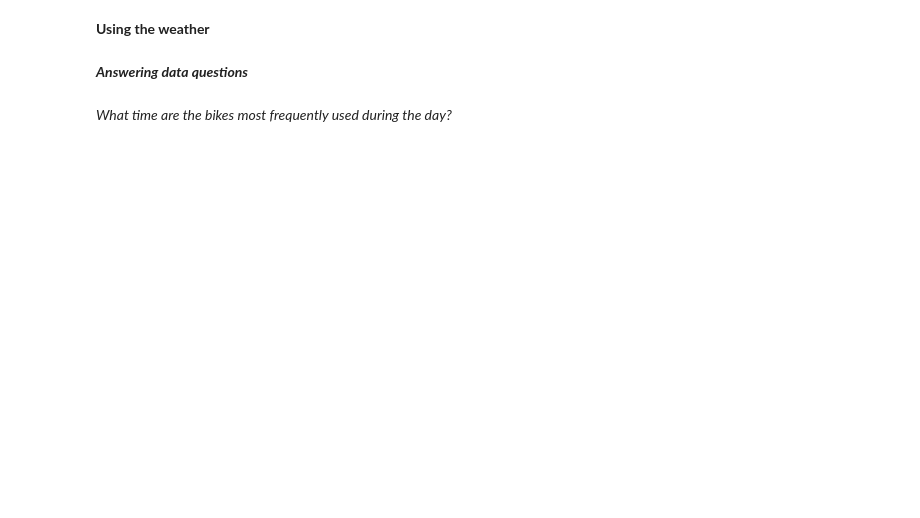
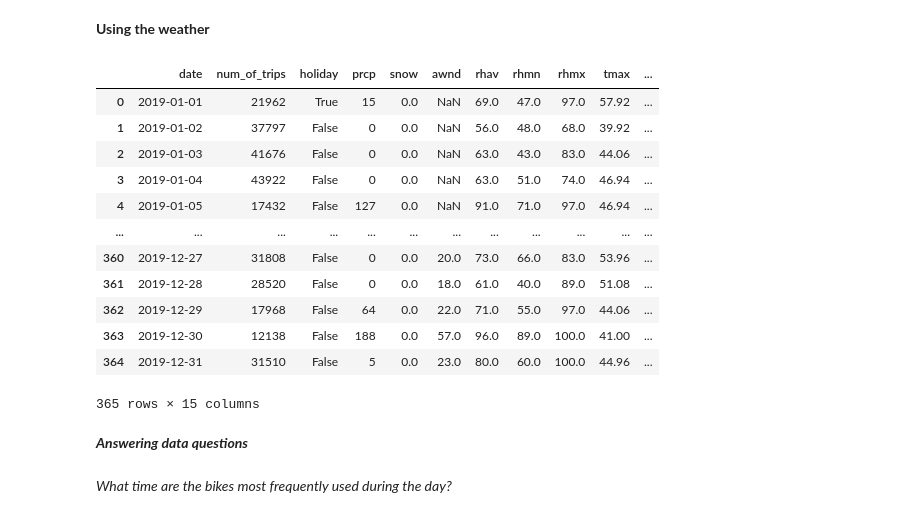
Before and after one commit to KagonDeans/citibikes, a Jupyter notebook: notebook/citibike_2019.ipynb, the cells around one changed output. Cells and saved outputs as stored; diff of their text form; code cells hidden in the pictures; blank space fills up the shorter version.

Commit message:
added weather columns

```diff
--- a/notebook/citibike_2019.ipynb
+++ b/notebook/citibike_2019.ipynb
@@ -99,7 +152,7 @@ df['holiday'] = df['date'].isin(holidays)
 **Using the weather**
 # %%
 #importing the weather file.
-cols = ['PRCP', 'SNOW', 'TMAX', 'TMIN', 'DATE']
+cols = ['PRCP', 'SNOW', 'TMAX', 'TMIN', 'DATE', 'RHAV', 'AWND', 'RHMN', 'RHMX']
 weather = pd.read_csv('../data/USW00094728.csv',usecols = cols, low_memory = False)
 # %%
 #changing all the column titles to lowercase.
@@ -130,7 +183,13 @@ to_fahrenheit(day_trips, columns)
 
 day_trips = day_trips.drop(columns = ['tmax','tmin'])
 day_trips = day_trips.rename(columns = {'tmax_fahrenheit' : 'tmax', 'tmin_fahrenheit' : 'tmin'})
+
+day_trips['tavg'] = (day_trips['tmax'] + day_trips['tmin'])/2
 # %%
 median_trips = round(citibike_2019.groupby('started_at_date')['trip_duration'].median(), 2) #df that has the date and medians trip duration.
-day_trips = day_trips.merge(median_trips, left_on = 'date', right_on = 'started_at_date', how = 'left') merging the df to day_trips.
+day_trips = day_trips.merge(median_trips, left_on = 'date', right_on = 'started_at_date', how = 'left') #merging the df to day_trips.
 day_trips = day_trips.rename(columns = {'trip_duration' : 'median_trip_duration'}) #changing the name of the column.
+# %%
+mean_trips = round(citibike_2019.groupby('started_at_date')['trip_duration'].mean(), 2)
+day_trips = day_trips.merge(mean_trips, left_on = 'date', right_on = 'started_at_date', how = 'left') #merging the df to day_trips.
+day_trips = day_trips.rename(columns = {'trip_duration' : 'mean_trip_duration'}) #changing the name of the column.
@@ -137,6 +200,22 @@ day_trips = day_trips.rename(columns = {'trip_duration' : 'median_trip_duration'
 # %%
 #Adding a day of the week column.
 day_trips['day_of_week'] = pd.to_datetime(day_trips['date']).dt.weekday
+# %%
+day_trips
+# %% [output]
+|  | date | num_of_trips | holiday | prcp | snow | awnd | rhav | rhmn | rhmx | tmax | ... |
+| 0 | 2019-01-01 | 21962 | True | 15 | 0.0 | NaN | 69.0 | 47.0 | 97.0 | 57.92 | ... |
+| 1 | 2019-01-02 | 37797 | False | 0 | 0.0 | NaN | 56.0 | 48.0 | 68.0 | 39.92 | ... |
+| 2 | 2019-01-03 | 41676 | False | 0 | 0.0 | NaN | 63.0 | 43.0 | 83.0 | 44.06 | ... |
+| 3 | 2019-01-04 | 43922 | False | 0 | 0.0 | NaN | 63.0 | 51.0 | 74.0 | 46.94 | ... |
+| 4 | 2019-01-05 | 17432 | False | 127 | 0.0 | NaN | 91.0 | 71.0 | 97.0 | 46.94 | ... |
+| ... | ... | ... | ... | ... | ... | ... | ... | ... | ... | ... | ... |
+| 360 | 2019-12-27 | 31808 | False | 0 | 0.0 | 20.0 | 73.0 | 66.0 | 83.0 | 53.96 | ... |
+| 361 | 2019-12-28 | 28520 | False | 0 | 0.0 | 18.0 | 61.0 | 40.0 | 89.0 | 51.08 | ... |
+| 362 | 2019-12-29 | 17968 | False | 64 | 0.0 | 22.0 | 71.0 | 55.0 | 97.0 | 44.06 | ... |
+| 363 | 2019-12-30 | 12138 | False | 188 | 0.0 | 57.0 | 96.0 | 89.0 | 100.0 | 41.00 | ... |
+| 364 | 2019-12-31 | 31510 | False | 5 | 0.0 | 23.0 | 80.0 | 60.0 | 100.0 | 44.96 | ... |
+365 rows × 15 columns
 # %%
 # #saving df to csv
 # day_trips.to_csv('../data/day_trips_2019')
```
Also changed, not shown: parts of 15 cells of this notebook.
